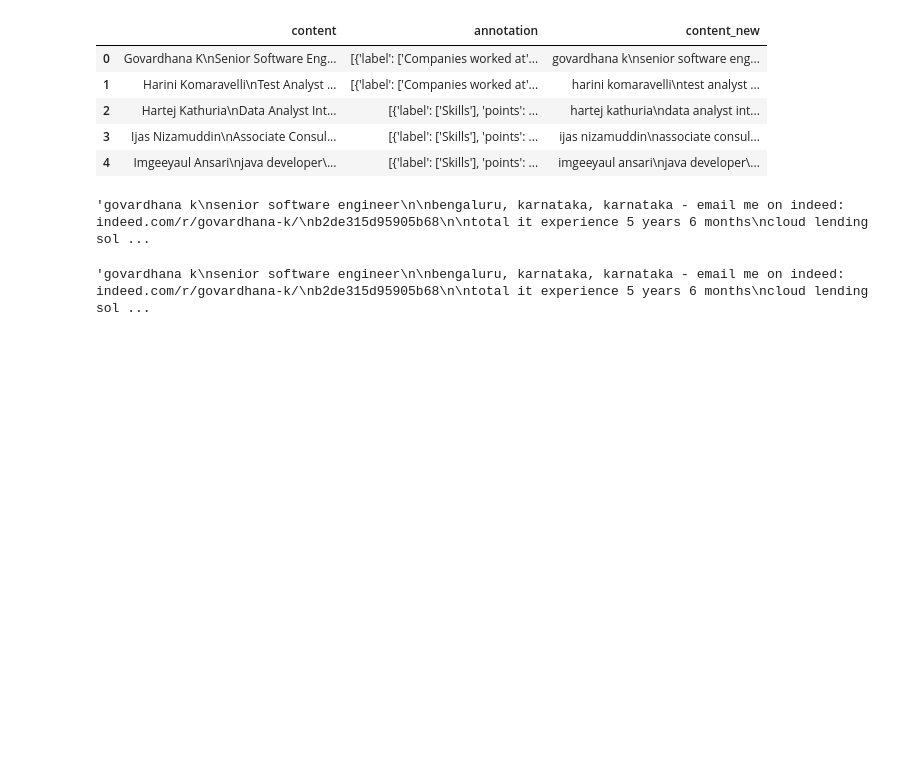
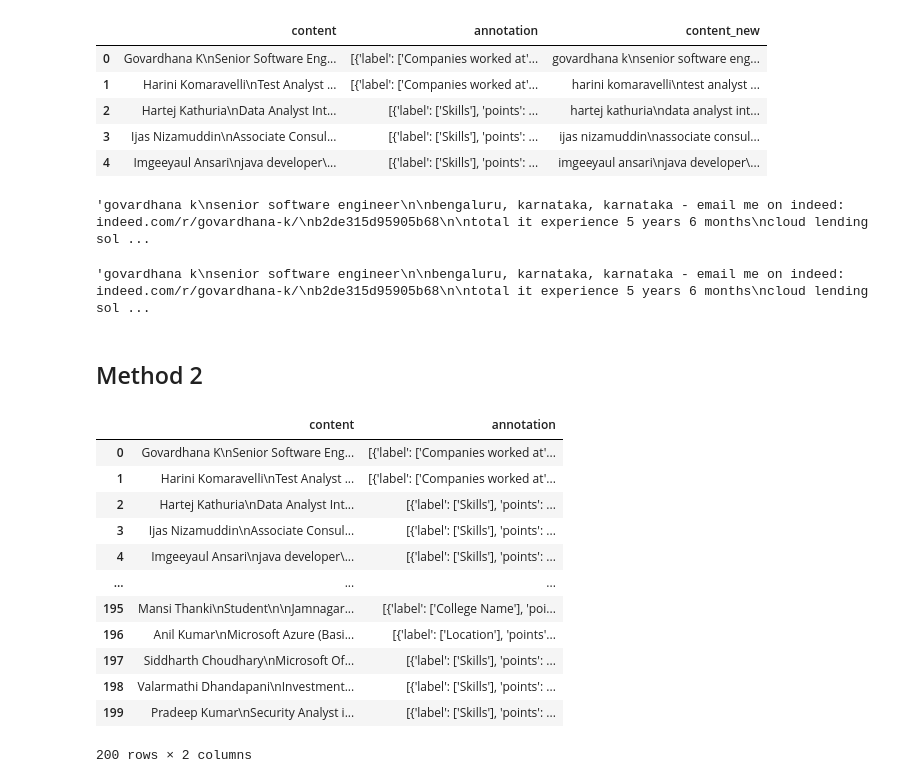
Before and after one commit to zyadalazazi/resume_extraction_team_zeros, a Jupyter notebook: Contractions.ipynb, the cells around one changed output. Drawn from its saved outputs; the diff is of its cells as text; code cells hidden in the pictures; blank space fills up the shorter version.

```diff
--- a/Contractions.ipynb
+++ b/Contractions.ipynb
@@ -128,3 +128,28 @@ df['content_new']=df['content_new'].apply(lambda x: re.sub(' +',' ',x))
 df['content_new'][0]
 # %% [output]
 'govardhana k\nsenior software engineer\n\nbengaluru, karnataka, karnataka - email me on indeed: indeed.com/r/govardhana-k/\nb2de315d95905b68\n\ntotal it experience 5 years 6 months\ncloud lending sol ...
+# %% [markdown]
+## Method 2
+# %%
+import numpy as np
+import pandas as pd
+import nltk
+from nltk.tokenize import word_tokenize
+from nltk.tag import pos_tag
+df = pd.read_json('Resume.json', lines=True)
+df.to_csv(r'dataframe.csv', index = None)
+df
+# %% [output]
+|  | content | annotation |
+| 0 | Govardhana K\nSenior Software Eng... | [{'label': ['Companies worked at'... |
+| 1 | Harini Komaravelli\nTest Analyst ... | [{'label': ['Companies worked at'... |
+| 2 | Hartej Kathuria\nData Analyst Int... | [{'label': ['Skills'], 'points': ... |
+| 3 | Ijas Nizamuddin\nAssociate Consul... | [{'label': ['Skills'], 'points': ... |
+| 4 | Imgeeyaul Ansari\njava developer\... | [{'label': ['Skills'], 'points': ... |
+| ... | ... | ... |
+| 195 | Mansi Thanki\nStudent\n\nJamnagar... | [{'label': ['College Name'], 'poi... |
+| 196 | Anil Kumar\nMicrosoft Azure (Basi... | [{'label': ['Location'], 'points'... |
+| 197 | Siddharth Choudhary\nMicrosoft Of... | [{'label': ['Skills'], 'points': ... |
+| 198 | Valarmathi Dhandapani\nInvestment... | [{'label': ['Skills'], 'points': ... |
+| 199 | Pradeep Kumar\nSecurity Analyst i... | [{'label': ['Skills'], 'points': ... |
+200 rows × 2 columns
```
Also changed, not shown: parts of 13 cells of this notebook.
